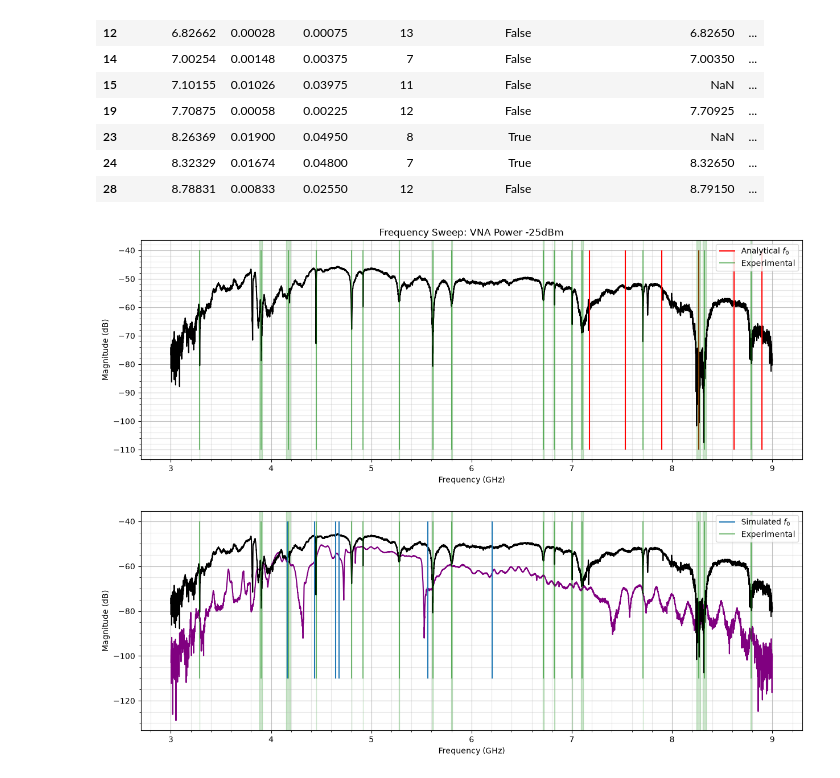
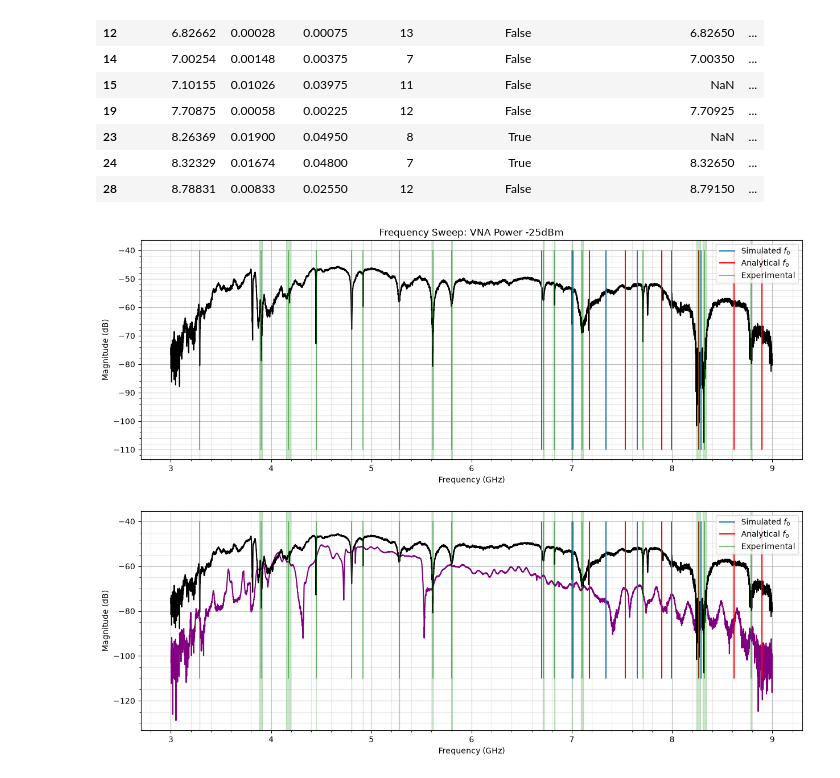
Before and after one commit to benji-thomas/Resonator-Frequency-Simulation, a Jupyter notebook: Mean_Resonant_Frequencies.ipynb, the cells around one changed output. Saved outputs shown, nothing was run; the diff lists cells and outputs as text; code cells hidden in the pictures.

```diff
--- a/Mean_Resonant_Frequencies.ipynb
+++ b/Mean_Resonant_Frequencies.ipynb
@@ -99,7 +99,7 @@ runs = [
      [0, 1, 3, 4, 5, 7, 17, 19, 20, 21, 22, 24, 25, 26, 28, 29, 32]),
 ]
 
-sim_f0_kin_res  = np.array([5.566, 4.680, 4.645, 4.434, 4.162, 6.206])
+sim_f0_kin_res  = np.array([7.99140,7.01413,7.65517,6.70104,7.34165,8.29062])
 # %%
 dfs, peaks, columns = {}, {}, {}
 
@@ -225,7 +225,7 @@ ax.plot(df_3_9GHz_25dBm_250605_205417['Frequency (GHz)'],
          df_3_9GHz_25dBm_250605_205417['Magnitude (dB)'],
          c='black', ls='-')
 
-#ax.vlines(sim_f0_kin_res, ymin=-110, ymax=-40, label=r'Simulated $f_0$')
+ax.vlines(sim_f0_kin_res, ymin=-110, ymax=-40, label=r'Simulated $f_0$')
 ax.vlines(theo_f0_kin_res, ymin=-110, ymax=-40, colors='r', label=r'Analytical $f_0$')
 
 # Error bands for analytical results
@@ -247,7 +247,7 @@ ax.legend(loc='best')
 ax.minorticks_on()
 plt.show()
 # %% [output]
-[figure, old version]
+[figure, new version]
 # %%
 df_1_9GHz_0dBm_260716_104330 = pd.read_csv('Data2/resontors_S21_1.00-9.00GHz_0.0dBm_20260716_104330.csv')
 
@@ -260,32 +260,32 @@ ax.plot(df_1_9GHz_0dBm_260716_104330['Frequency (GHz)'][df_1_9GHz_0dBm_260716_10
          df_1_9GHz_0dBm_260716_104330['Magnitude (dB)'][df_1_9GHz_0dBm_260716_104330['Frequency (GHz)']>3],
          c='purple', ls='-')
 #ax.set_title('Frequency Sweep: VNA Power -25dBm')
 ax.set_ylabel('Magnitude (dB)')
 ax.set_xlabel('Frequency (GHz)')
 ax.plot(df_3_9GHz_25dBm_250605_205417['Frequency (GHz)'],
          df_3_9GHz_25dBm_250605_205417['Magnitude (dB)'],
          c='black', ls='-')
 
 ax.vlines(sim_f0_kin_res, ymin=-110, ymax=-40, label=r'Simulated $f_0$')
-#ax.vlines(theo_f0_kin_res, ymin=-110, ymax=-40, colors='r', label=r'Analytical $f_0$')
+ax.vlines(theo_f0_kin_res, ymin=-110, ymax=-40, colors='r', label=r'Analytical $f_0$')
 
 # Error bands for analytical results
 #for f0, err in zip(theo_f0_kin_res, error_theo_f0_kin_res):
     #ax.axvspan(f0 - err, f0 + err, alpha=0.2, color='red')
 
 subset = result[result['n_sweeps'] > n]
 ax.vlines(subset['mean_freq_GHz'], ymin=-110, ymax=-40, colors='g', alpha=0.5, label='Experimental')
 
 # Error bands for experimental results
 for _, row in subset.iterrows():
     ax.axvspan(row['mean_freq_GHz'] - row['std_GHz'],
                row['mean_freq_GHz'] + row['std_GHz'],
                alpha=0.2, color='green')
 
 ax.grid(which='major', alpha=0.8)
 ax.grid(which='minor', alpha=0.3)
 ax.legend(loc='best')
 ax.minorticks_on()
 plt.show()
 # %% [output]
-[figure, old version]
+[figure, new version]
```
Also changed, not shown: 4 other files.
